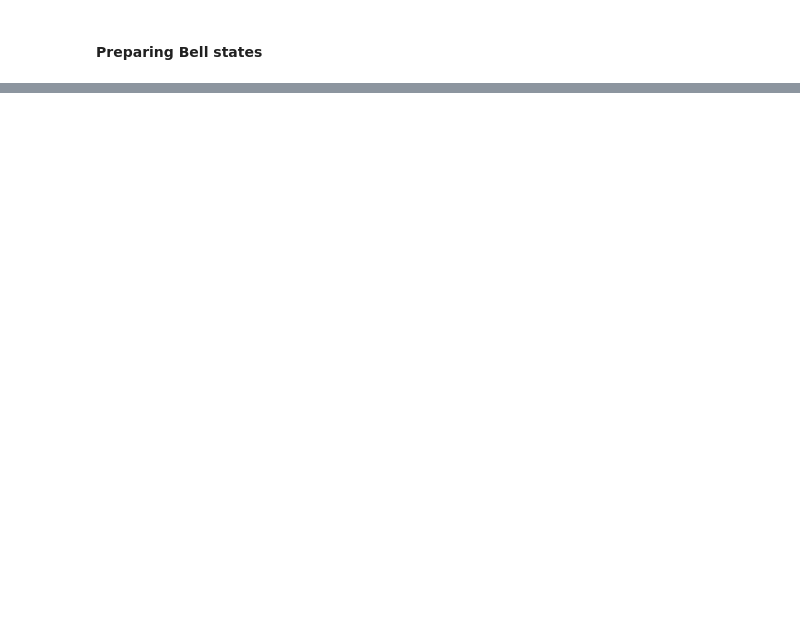
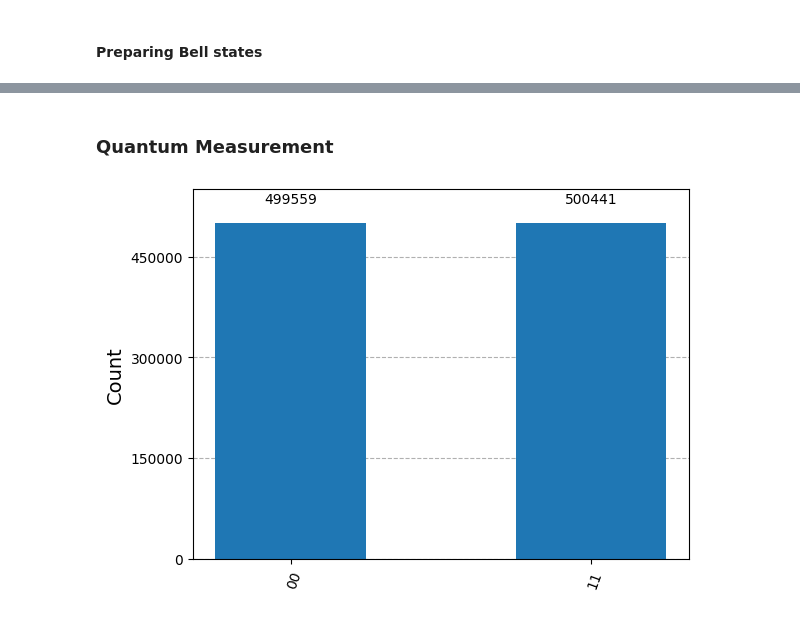
Before and after one commit to padlewsk/acoustic-projects, a Jupyter notebook: wavebit/simulation/pyhton/theory_validation.ipynb, the cells around one changed output, grey strips where cells are left out. Saved outputs shown, nothing was run; the diff lists cells and outputs as text; code cells hidden in the pictures; blank space fills up the shorter version.

```diff
--- a/wavebit/simulation/pyhton/theory_validation.ipynb
+++ b/wavebit/simulation/pyhton/theory_validation.ipynb
@@ -289,0 +61,18 @@ plot_histogram(results5.get_counts())
+# %% [markdown]
+### Quantum Measurement
+# %%
+qc1.measure([0,1], [0,1])
+# Shortcut:
+#qc1.measure_all()
+
+qc1.draw('mpl')
+
+simulator = AerSimulator()
+compiled_circuit = transpile(qc1, simulator)
+
+# Execute the circuit on the simulator
+job = simulator.run(compiled_circuit, shots=1000000)
+results1b = job.result()
+plot_histogram(results1b.get_counts())
+# %% [output]
+[figure, added]
```
Also changed, not shown: parts of 59 cells of this notebook, 2 other files.
